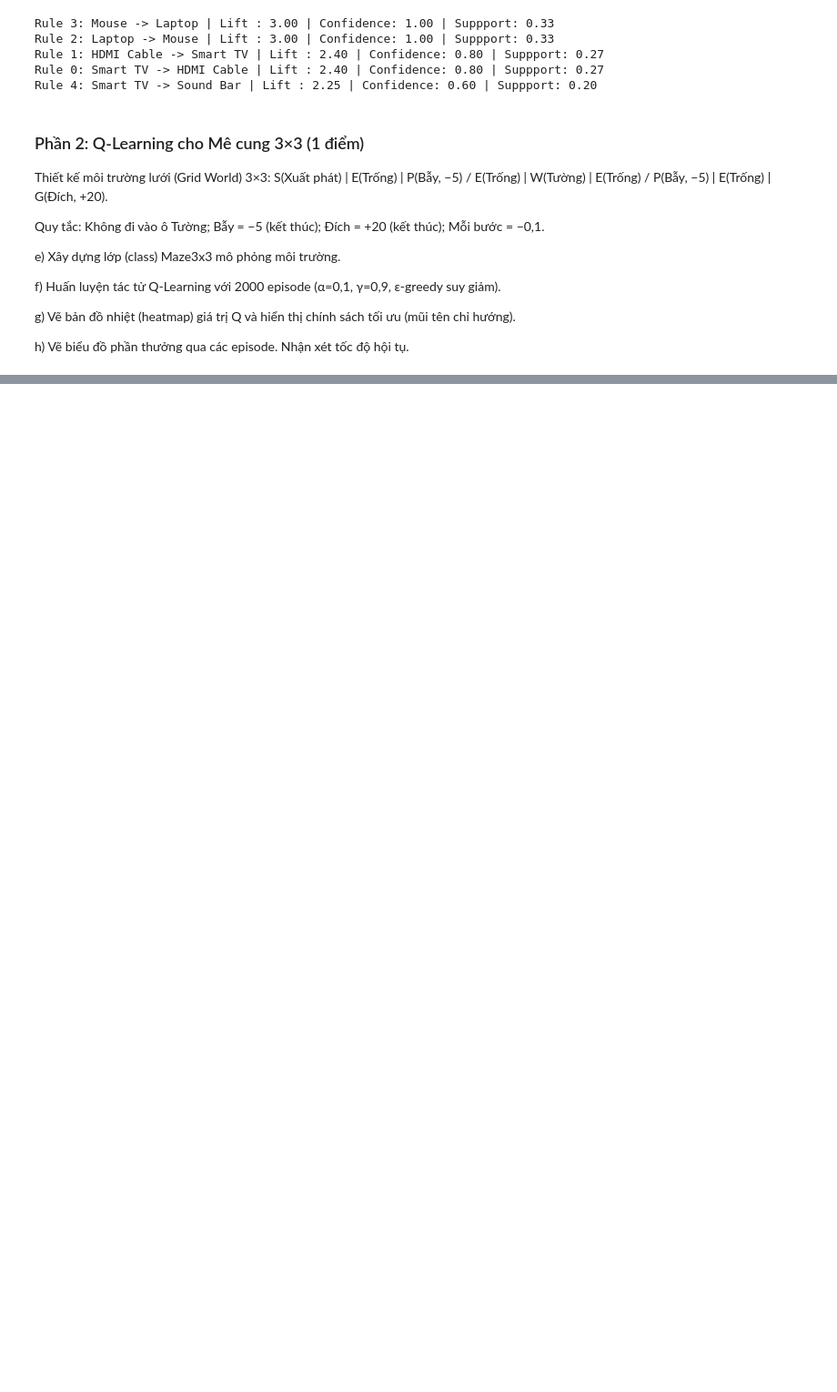
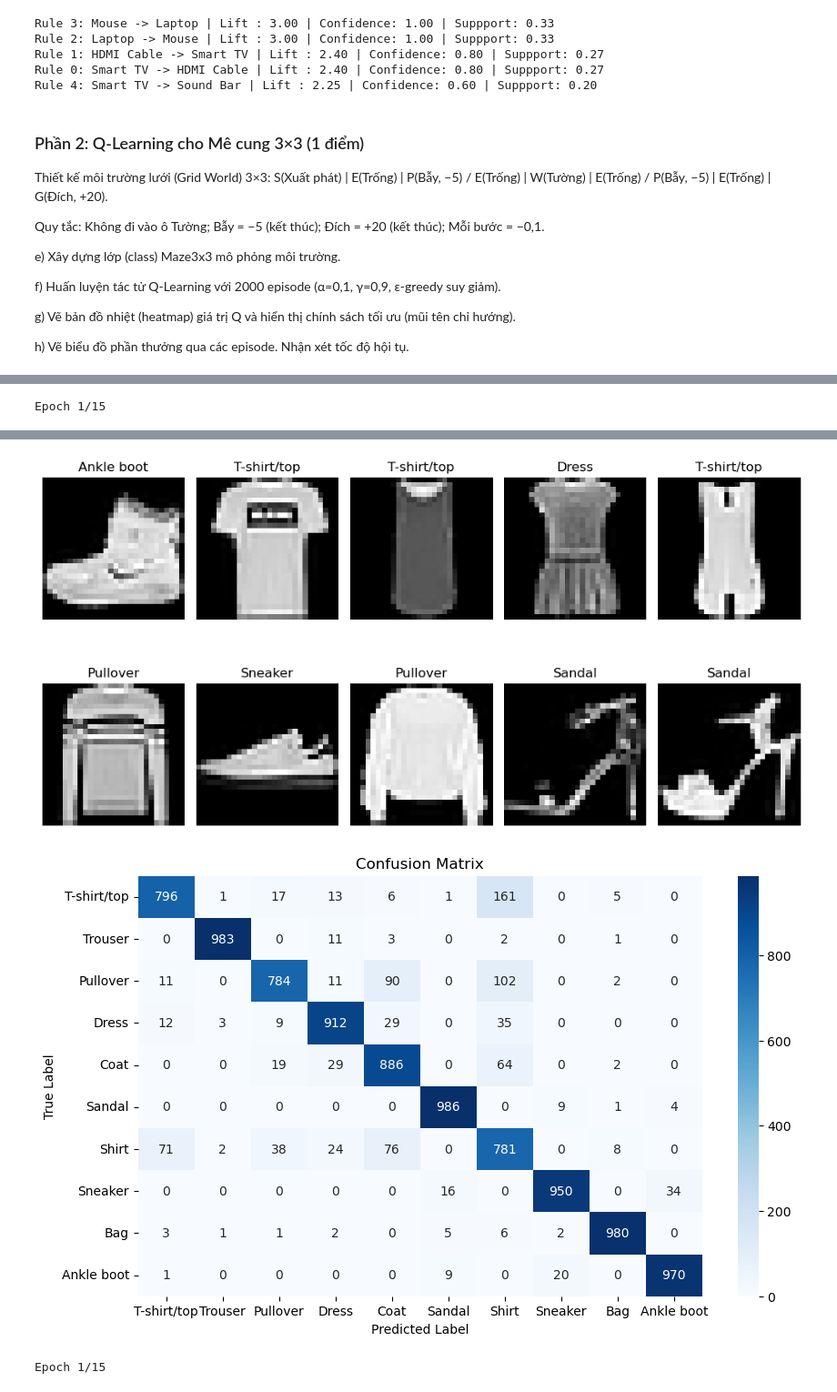
Before and after one commit to Minuxe/Aptech-Advanced-Data-Science, a Jupyter notebook: Aptech-Advanced-Data-Science/Bai thi cuoi ky/TranDaiMinh_CuoiKy.ipynb, the cells around one changed output, grey strips where cells are left out. Shown at 91% size. Cells and saved outputs as stored; diff of their text form; code cells hidden in the pictures; blank space fills up the shorter version.

```diff
--- a/Aptech-Advanced-Data-Science/Bai thi cuoi ky/TranDaiMinh_CuoiKy.ipynb
+++ b/Aptech-Advanced-Data-Science/Bai thi cuoi ky/TranDaiMinh_CuoiKy.ipynb
@@ -717,0 +1045,77 @@ class GridWorld:
+# %%
+#e) Nạp tập dữ liệu fashion_mnist. Hiển thị 10 ảnh mẫu với tên lớp.
+from tensorflow.keras.datasets import fashion_mnist
+from sklearn.metrics import confusion_matrix
+from tensorflow.keras.models import Sequential
+from tensorflow.keras.layers import Conv2D, MaxPooling2D , Flatten , Dense , Dropout
+from tensorflow.keras.utils import to_categorical
+
+
+(X_train_fashion , y_train_fashion), (X_test_fashion , y_test_fashion) = fashion_mnist.load_data()
+class_names = ['T-shirt/top', 'Trouser', 'Pullover', 'Dress', 'Coat', 'Sandal', 'Shirt', 'Sneaker', 'Bag', 'Ankle boot']
+
+
+plt.figure(figsize=(10,6))
+for i in range(10):
+    plt.subplot(2, 5 , i+1)
+    plt.imshow(X_train_fashion[i], cmap = 'gray')
+    plt.title(class_names[y_train_fashion[i]])
+    plt.axis('off')
+plt.tight_layout()
+
+
+X_train_fashion = X_train_fashion.reshape(-1,28,28,1).astype('float32') / 255.0
+X_test_fashion = X_test_fashion.reshape(-1,28,28,1).astype('float32') / 255.0
+y_train_fashion_categorical = to_categorical(y_train_fashion, num_classes = 10)
+y_test_fashion_categorical = to_categorical(y_test_fashion, num_classes = 10)
+
+#Xây dựng model CNN đơn giản
+model_cnn = Sequential([
+    Conv2D(32, (3,3), activation = 'relu', input_shape = (28,28,1)),
+    MaxPooling2D((2,2)),
+    Conv2D(64, (3,3), activation = 'relu'),
+    MaxPooling2D((2,2)),
+    Conv2D(128, (3,3), activation = 'relu'),
+    Flatten(),
+    Dense(128, activation = 'relu'),
+    Dropout(0.5),
+    Dense(10, activation = 'softmax')
+
+])
+model_cnn.compile(optimizer = 'adam', loss = 'categorical_crossentropy', metrics = ['accuracy'])
+history_cnn = model_cnn.fit(X_train_fashion , y_train_fashion_categorical, validation_split = 0.2 , epochs = 15 , verbose = 1)
+
+#bản đồ nhiệt ma trận nhầm lẫn (confusion matrix).
+test_loss, test_accuracy = model_cnn.evaluate(X_test_fashion , y_test_fashion_categorical , verbose = 0)
+print(f"Test Accuracy: {test_accuracy:.4f}")
+
+y_pred_fashion = model_cnn.predict(X_test_fashion)
+y_pred_classes = np.argmax(y_pred_fashion, axis = 1)
+
+cm = confusion_matrix(y_test_fashion, y_pred_classes)
+plt.figure(figsize=(10,6))
+sns.heatmap(cm, annot = True, fmt = 'd', cmap = 'Blues', xticklabels = class_names, yticklabels = class_names)
+plt.title('Confusion Matrix')
+plt.xlabel('Predicted Label')
+plt.ylabel('True Label')
+plt.show()
+
+#h) So sánh: thay các tầng tích chập bằng tầng kết nối đầy đủ (ANN thuần). Độ chính xác khác bao nhiêu?
+model_ann = Sequential([
+    Flatten(input_shape = (28,28,1)),
+    Dense(512, activation = 'relu'),
+    Dropout(0.5),
+    Dense(256, activation = 'relu'),
+    Dropout(0.5),
+    Dense(128, activation = 'relu'),
+    Dropout(0.5),
+    Dense(10, activation = 'softmax')
+])
+model_ann.compile(optimizer = 'adam', loss = 'categorical_crossentropy', metrics = ['accuracy'])
+history_ann = model_ann.fit(X_train_fashion , y_train_fashion_categorical, validation_split = 0.2 , epochs = 15 , verbose = 1)
+test_loss_ann, test_accuracy_ann = model_ann.evaluate(X_test_fashion , y_test_fashion_categorical , verbose = 0)
+print(f"Test Accuracy of ANN: {test_accuracy_ann:.4f}")
+print(f"Test Accuracy of CNN: {test_accuracy:.4f}")
+print(f"Difference in Accuracy in percentage (CNN - ANN): {test_accuracy - test_accuracy_ann :.4f}")
+# %% [output]
+Epoch 1/15
@@ -717,0 +1139,3 @@ class GridWorld:
+[figure, added]
+[figure, added]
+Epoch 1/15
```
Also changed, not shown: parts of 11 cells of this notebook.
